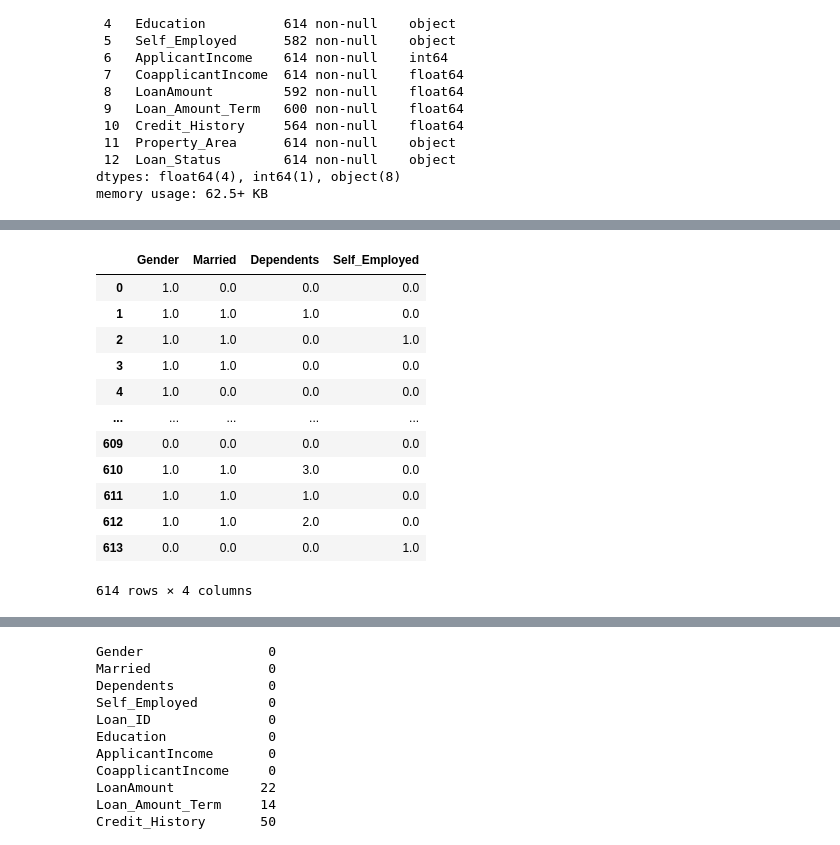
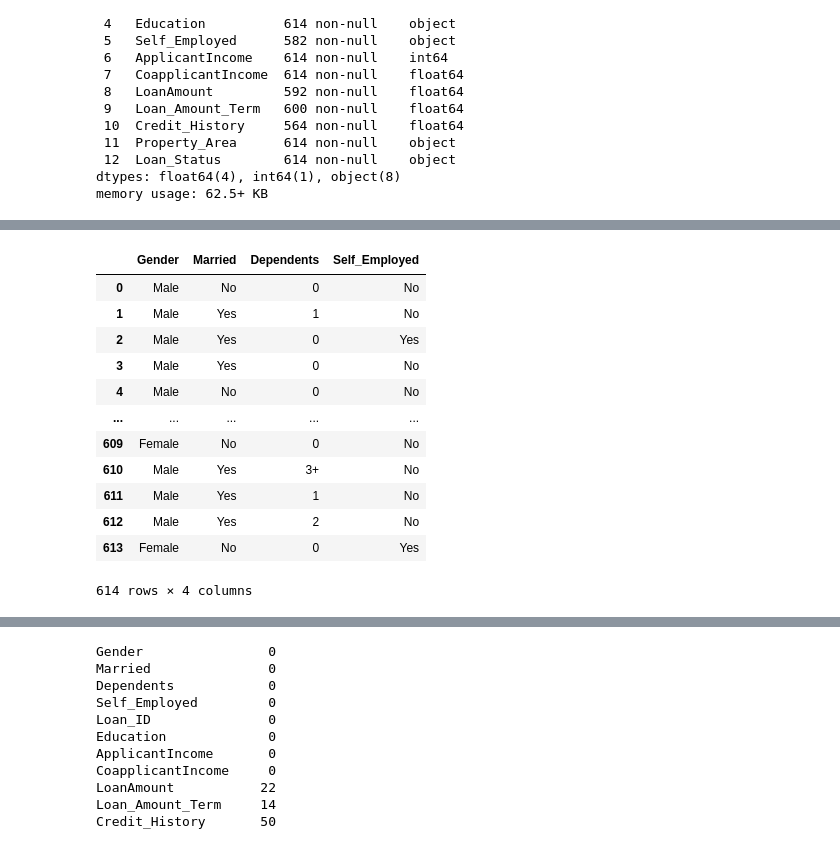
Before and after one commit to LIPU-DEMON/LoanApproval, a Jupyter notebook: LoanPrediction_Model/src/Data_validation.ipynb, the cells around one changed output, grey strips where cells are left out. Drawn from its saved outputs; the diff is of its cells as text; code cells hidden in the pictures.

```diff
--- a/LoanPrediction_Model/src/Data_validation.ipynb
+++ b/LoanPrediction_Model/src/Data_validation.ipynb
@@ -91,21 +69,22 @@ encode_df
 # %%
-#KNNImputer
-impute =  KNNImputer()# neighbors = 5
-data_imputer = impute.fit_transform(encode_df)
+#SimpleImputer
+categorical = data.iloc[:,[1,2,3,5]]
+impute =  SimpleImputer(strategy="most_frequent",missing_values=np.nan)
+data_imputer = impute.fit_transform(categorical)
 df = pd.DataFrame(data_imputer,columns=["Gender","Married","Dependents","Self_Employed"])
 df
 # %% [output]
 |  | Gender | Married | Dependents | Self_Employed |
-| 0 | 1.0 | 0.0 | 0.0 | 0.0 |
-| 1 | 1.0 | 1.0 | 1.0 | 0.0 |
-| 2 | 1.0 | 1.0 | 0.0 | 1.0 |
-| 3 | 1.0 | 1.0 | 0.0 | 0.0 |
-| 4 | 1.0 | 0.0 | 0.0 | 0.0 |
+| 0 | Male | No | 0 | No |
+| 1 | Male | Yes | 1 | No |
+| 2 | Male | Yes | 0 | Yes |
+| 3 | Male | Yes | 0 | No |
+| 4 | Male | No | 0 | No |
 | ... | ... | ... | ... | ... |
-| 609 | 0.0 | 0.0 | 0.0 | 0.0 |
-| 610 | 1.0 | 1.0 | 3.0 | 0.0 |
-| 611 | 1.0 | 1.0 | 1.0 | 0.0 |
-| 612 | 1.0 | 1.0 | 2.0 | 0.0 |
-| 613 | 0.0 | 0.0 | 0.0 | 1.0 |
+| 609 | Female | No | 0 | No |
+| 610 | Male | Yes | 3+ | No |
+| 611 | Male | Yes | 1 | No |
+| 612 | Male | Yes | 2 | No |
+| 613 | Female | No | 0 | Yes |
 614 rows × 4 columns
 # %%
```
Also changed, not shown: parts of 10 cells of this notebook, 4 other files.
